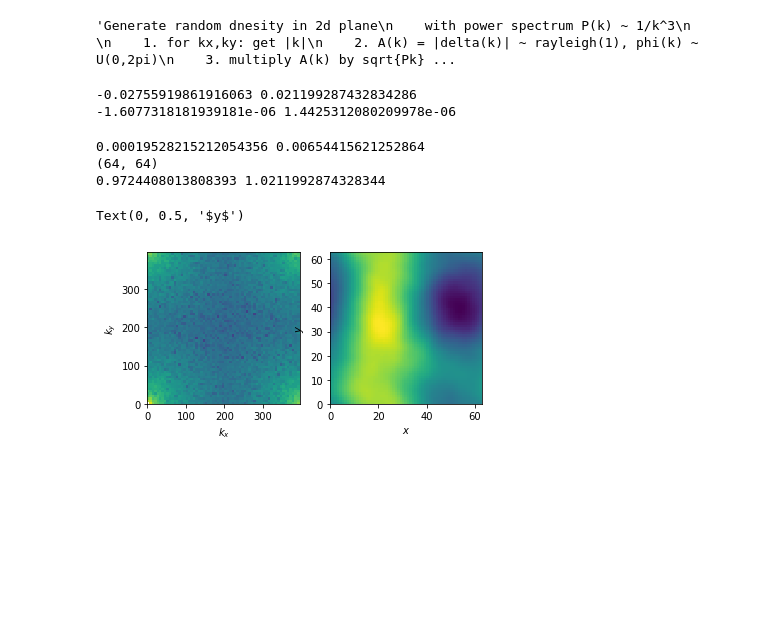
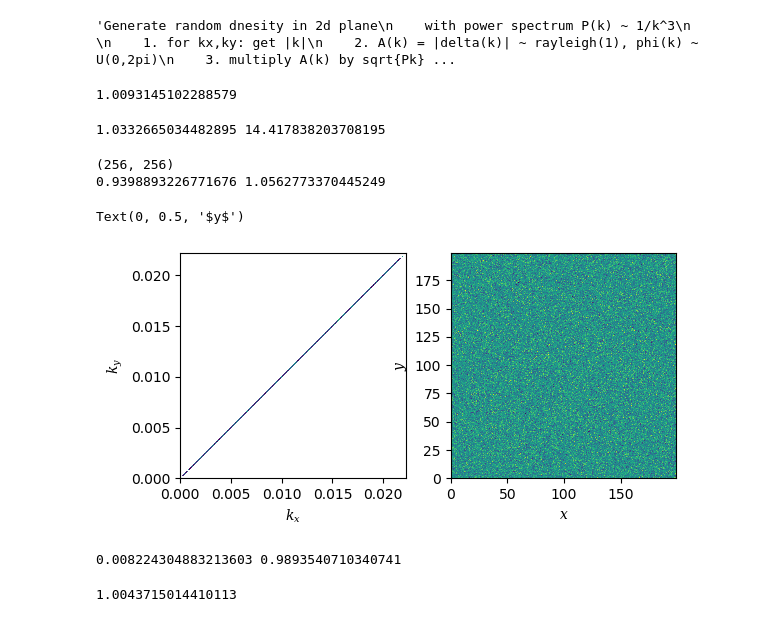
Before and after one commit to blhuillier/kspaceic, a Jupyter notebook: test_fftw.ipynb, the cells around one changed output. Drawn from its saved outputs; the diff is of its cells as text; code cells hidden in the pictures; blank space fills up the shorter version.

```diff
--- a/test_fftw.ipynb
+++ b/test_fftw.ipynb
@@ -16,9 +16,9 @@ from scipy import fftpack
 # %% [output]
 'Generate random dnesity in 2d plane\n    with power spectrum P(k) ~ 1/k^3\n    \n    1. for kx,ky: get |k|\n    2. A(k) = |delta(k)| ~ rayleigh(1), phi(k) ~ U(0,2pi)\n    3. multiply A(k) by sqrt{Pk} ...
 # %%
-nx = 64
-ny = 64
-L0 = 1.
+nx = 128
+ny = 128
+L0 = 200.
 
 # generate a rayleigh distributed magnitude and uniform phase
 
@@ -29,7 +29,7 @@ kk = np.arange(-nx//2+1,nx//2+1)
 kx1d = np.zeros(nx)
 kx1d[:nx//2+1] = kk[nx//2-1:]
 kx1d[nx//2+1:] = kk[:nx//2-1]
-kx1d *= 2*np.pi/ L0
+kx1d *= 2*np.pi/ (L0*nx)
 
 # get  agrid of kx and ky:
 kxky = np.meshgrid(kx1d,kx1d) #.reshape(1,nx*ny)
@@ -37,13 +37,14 @@ kxky = np.meshgrid(kx1d,kx1d) #.reshape(1,nx*ny)
 kk = np.linalg.norm(kxky,axis=0)
 
 
-Pk = kk**(-3.)
-Pk[0,0] = 0
+Pk = 1. # kk**(-3.)
+# Pk[0,0] = 0
 # %%
 
 # now generate rayleigh-distributed lengths:
-Amp = np.random.rayleigh(1,(nx,ny))
+Amp = np.random.rayleigh(1,(nx,ny)) / np.sqrt(2-.5*np.pi)
 Amp *= Pk
+print (Amp.std())
 
 phase = np.random.rand(nx*ny).reshape((nx,ny)) * 2*np.pi
 
@@ -64,58 +65,63 @@ densk[iNy+1:,1:iNy] = densktmp[iNy-1:0:-1,-1:iNy:-1].conj()
 densk[iNy+1:,iNy+1:] = densktmp[iNy-1:0:-1,iNy-1:0:-1].conj()
 densk[iNy+1:,0] = densktmp[iNy-1:0:-1,0].conj()
 densk[iNy+1:,iNy] = densktmp[iNy-1:0:-1,iNy].conj()
+# %% [output]
+1.0093145102288579
-# %%
-# Get inverse FFT:
-
-densr = fftpack.fft2(densk)
-
-print (densr.real.min(),densr.real.max())
-
-print (densr.imag.min(),densr.imag.max())
-# %% [output]
--0.02755919861916063 0.021199287432834286
--1.6077318181939181e-06 1.4425312080209978e-06
+# %%
+# Get inverse FFT:
+
+densr = fftpack.fft2(densk) / L0**2 # * L0/np.sqrt(2)
+
+normdensk = np.abs(densk)
+normdensr = np.abs(densr)
+
+# check if normalization is correct:
+toto = fftpack.fft2(densr) * (L0/nx)**2
+normdenstoto = np.abs(toto)
+print (normdensk.std()**2,normdenstoto.std()**2/normdensr.std()**2/(nx**2/4))
+# %% [output]
+1.0332665034482895 14.417838203708195
 # %%
 from matplotlib import colors
 fig,ax = plt.subplots(1,2)
 
-normdensk = np.abs(densk)
-
-normdensr = np.abs(densr)
-
-# check if normalization is correct:
-
-print (normdensk.std(),normdensr.std())
 
 kx = kx1d.copy()
 kx[:iNy+1] = kx1d[:iNy+1]
 kx[iNy+1:] += 2*np.pi/L0 * nx
 # print (kk)
 
 
 # print (1+normdensk)
 print (np.shape(normdensk))
 
 iax = ax[0]
-iax.pcolormesh(kx,kx,normdensk.T,norm=colors.LogNorm(vmin=1e-10,vmax=0.02))
-# iax.pcolormesh(kk,kk,normdensk.T)
+# iax.pcolormesh(kx,kx,normdensk.T,norm=colors.LogNorm(vmin=1e-10,vmax=0.02))
+iax.pcolormesh(kk,kk,normdensk.T)
 iax.set_aspect(1)
 iax.set_ylabel("$k_y$")
 iax.set_xlabel("$k_x$")
 
-xx = np.arange(nx)*L0
+xx = np.arange(nx)/nx*L0
 print ((1+densr.real.min()),(1+densr.real.max()))
 
 iax = ax[1]
 # iax.pcolormesh(xx,xx,np.reshape(densr,(nx,ny)))
 iax.set_aspect(1)
 # iax.pcolormesh(kx,kx,kk)
 iax.pcolormesh(xx,xx,(1+densr.real.T)) #,norm=colors.LogNorm(vmin=.95,vmax=1.05))
 iax.set_xlabel("$x$")
 iax.set_ylabel("$y$")
 # %% [output]
-0.00019528215212054356 0.00654415621252864
-(64, 64)
-0.9724408013808393 1.0211992874328344
+(256, 256)
+0.9398893226771676 1.0562773370445249
 Text(0, 0.5, '$y$')
-[figure, old version]
+[figure, new version]
+# %%
+print (normdensr.std(), normdensk.std())
+# %% [output]
+0.008224304883213603 0.9893540710340741
+# %%
+normdensk.std()
+# %% [output]
+1.0043715014410113
```
Also changed, not shown: parts of 5 cells of this notebook.
